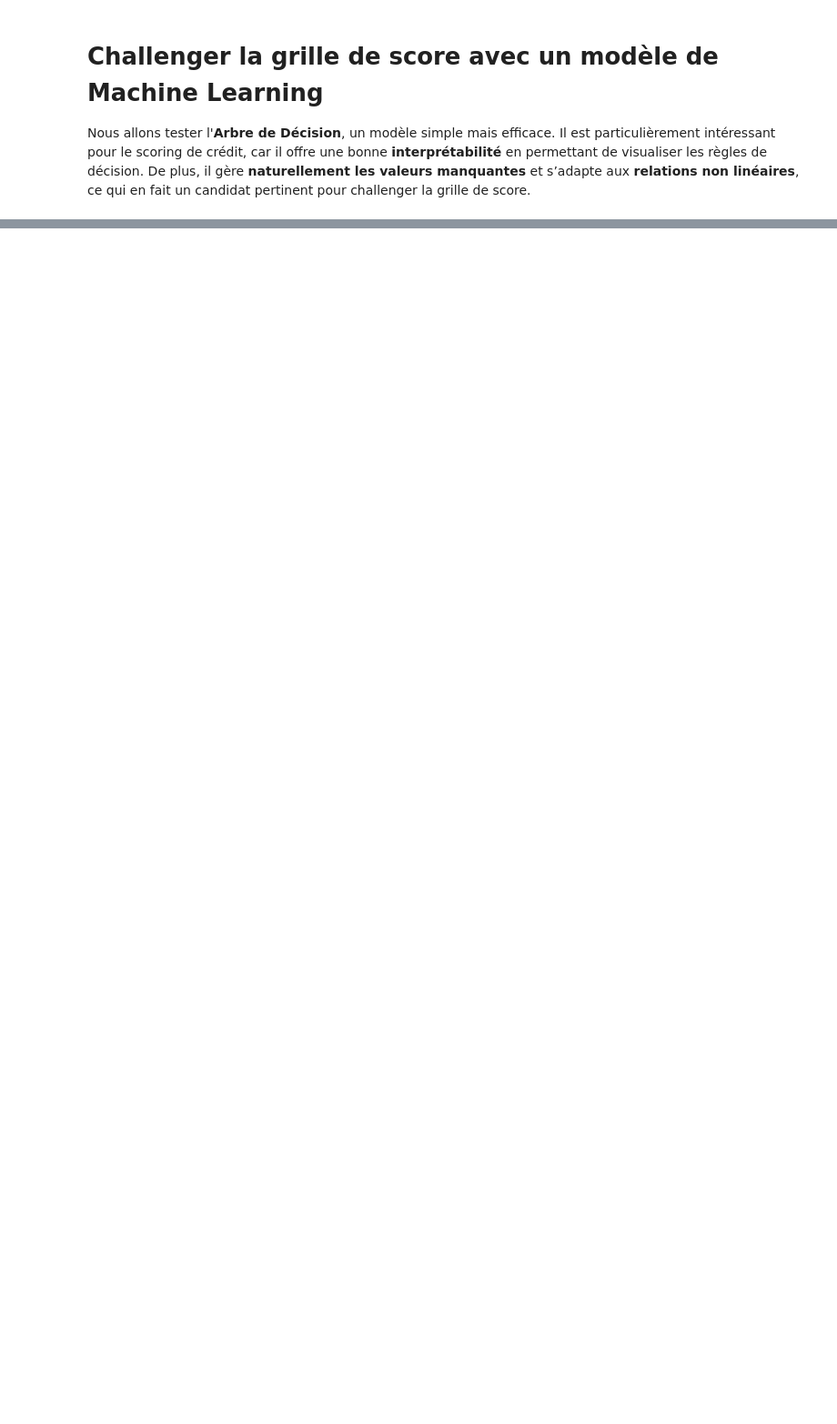
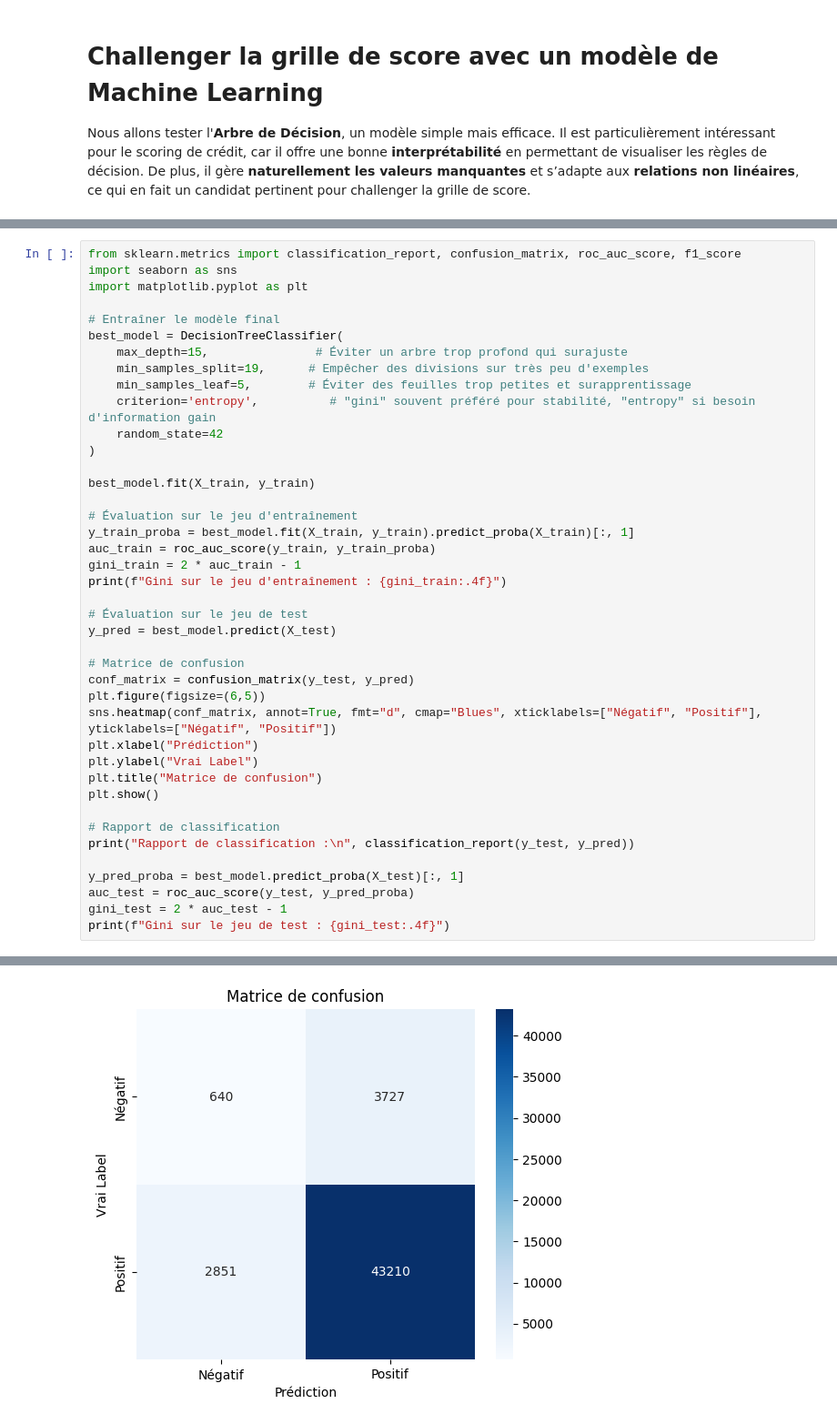
Before and after one commit to santinucomiti/scoring_project, a Jupyter notebook: notebooks/objectif_3.ipynb, the cells around one changed output, grey strips where cells are left out. Shown at 91% size. Drawn from its saved outputs; the diff is of its cells as text; blank space fills up the shorter version.

```diff
--- a/notebooks/objectif_3.ipynb
+++ b/notebooks/objectif_3.ipynb
@@ -148,0 +174,42 @@ Score sur le jeu de test :  0.9134012850003966
+# %%
+from sklearn.metrics import classification_report, confusion_matrix, roc_auc_score, f1_score
+import seaborn as sns
+import matplotlib.pyplot as plt
+
+# Entraîner le modèle final
+best_model = DecisionTreeClassifier(
+    max_depth=15,               # Éviter un arbre trop profond qui surajuste
+    min_samples_split=19,      # Empêcher des divisions sur très peu d'exemples
+    min_samples_leaf=5,        # Éviter des feuilles trop petites et surapprentissage
+    criterion='entropy',          # "gini" souvent préféré pour stabilité, "entropy" si besoin d'information gain
+    random_state=42
+)
+
+best_model.fit(X_train, y_train)
+
+# Évaluation sur le jeu d'entraînement
+y_train_proba = best_model.fit(X_train, y_train).predict_proba(X_train)[:, 1]
+auc_train = roc_auc_score(y_train, y_train_proba)
+gini_train = 2 * auc_train - 1
+print(f"Gini sur le jeu d'entraînement : {gini_train:.4f}")
+
+# Évaluation sur le jeu de test
+y_pred = best_model.predict(X_test)
+
+# Matrice de confusion
+conf_matrix = confusion_matrix(y_test, y_pred)
+plt.figure(figsize=(6,5))
+sns.heatmap(conf_matrix, annot=True, fmt="d", cmap="Blues", xticklabels=["Négatif", "Positif"], yticklabels=["Négatif", "Positif"])
+plt.xlabel("Prédiction")
+plt.ylabel("Vrai Label")
+plt.title("Matrice de confusion")
+plt.show()
+
+# Rapport de classification
+print("Rapport de classification :\n", classification_report(y_test, y_pred))
+
+y_pred_proba = best_model.predict_proba(X_test)[:, 1]
+auc_test = roc_auc_score(y_test, y_pred_proba)
+gini_test = 2 * auc_test - 1
+print(f"Gini sur le jeu de test : {gini_test:.4f}")
+# %% [output]
@@ -148,0 +217 @@ Score sur le jeu de test :  0.9134012850003966
+[figure, added]
```
Also changed, not shown: parts of 11 cells of this notebook, 3 other files.
